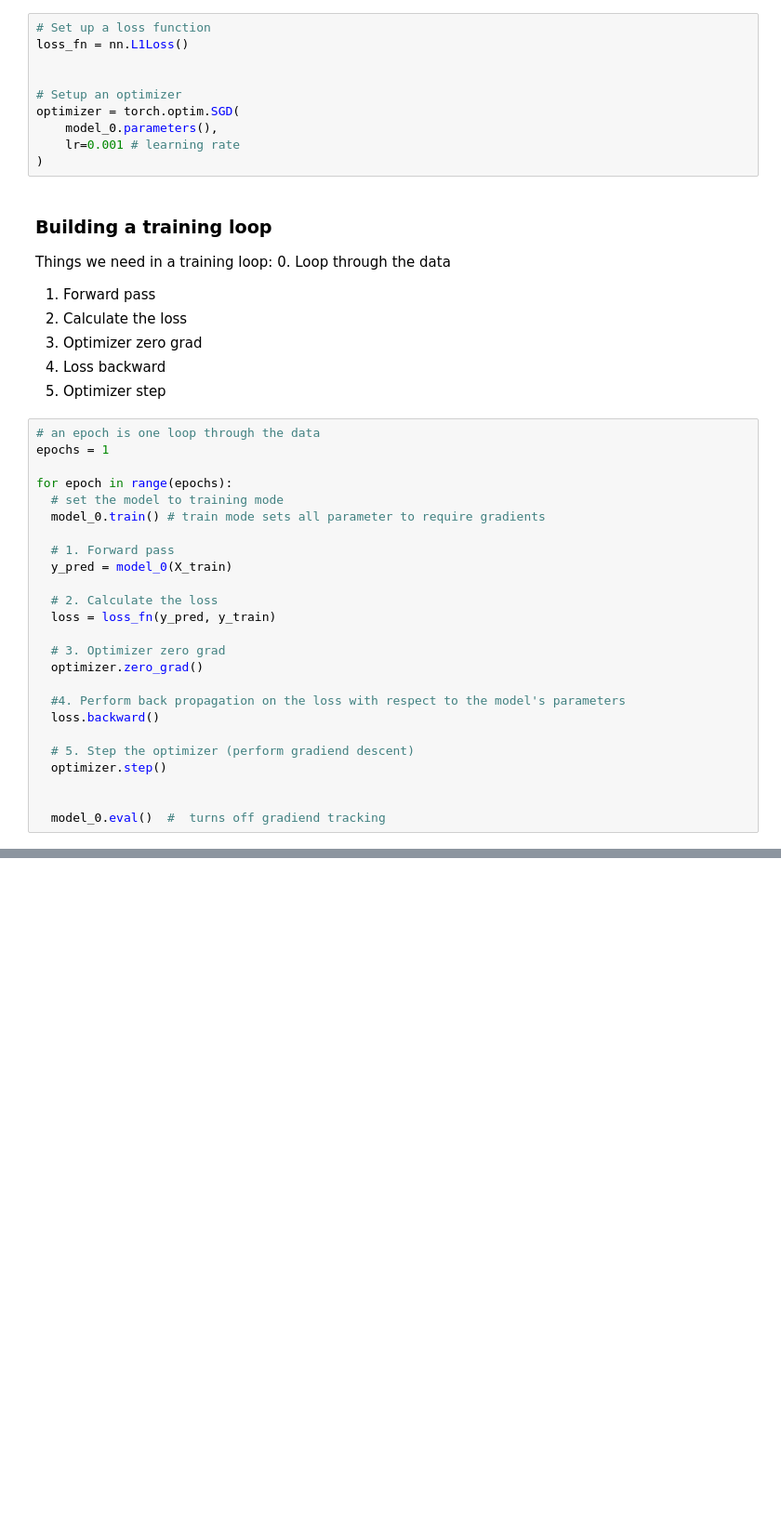
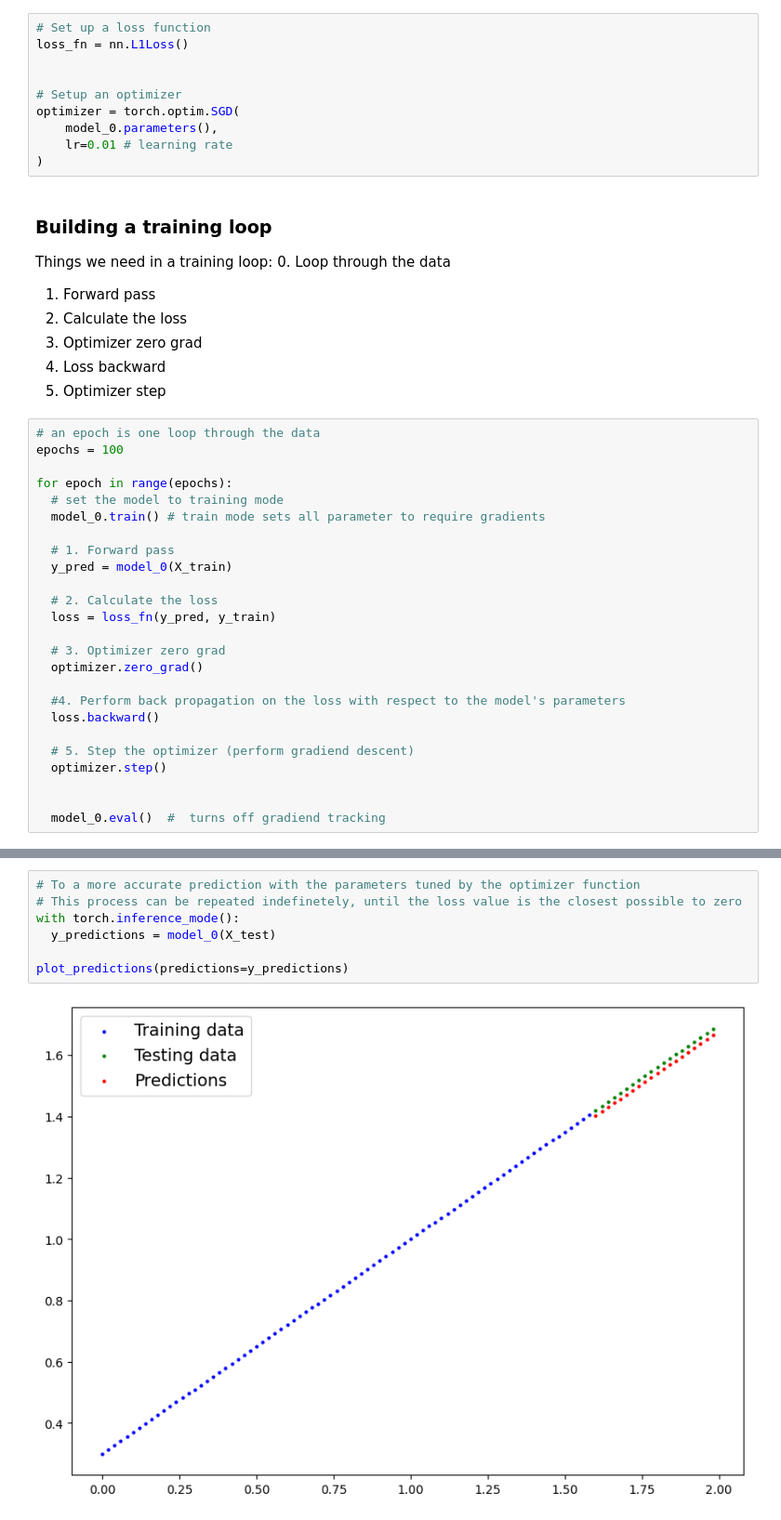
Before and after one commit to silvestr3/pytorch-tutorial, a Jupyter notebook: Pytorch_Tutorial.ipynb, the cells around one changed output, grey strips where cells are left out. Shown at 93% size. Cells and saved outputs as stored; diff of their text form; blank space fills up the shorter version.

```diff
--- a/Pytorch_Tutorial.ipynb
+++ b/Pytorch_Tutorial.ipynb
@@ -307,7 +307,7 @@ loss_fn = nn.L1Loss()
 # Setup an optimizer
 optimizer = torch.optim.SGD(
     model_0.parameters(),
-    lr=0.001 # learning rate
+    lr=0.01 # learning rate
 )
 # %% [markdown]
 ### Building a training loop
@@ -321,7 +321,7 @@ Things we need in a training loop:
 5. Optimizer step
 # %%
 # an epoch is one loop through the data
-epochs = 1
+epochs = 100
 
 for epoch in range(epochs):
   # set the model to training mode
@@ -346,0 +354,9 @@ for epoch in range(epochs):
+# %%
+# To a more accurate prediction with the parameters tuned by the optimizer function
+# This process can be repeated indefinetely, until the loss value is the closest possible to zero
+with torch.inference_mode():
+  y_predictions = model_0(X_test)
+
+plot_predictions(predictions=y_predictions)
+# %% [output]
+[figure, added]
```
Also changed, not shown: parts of 4 cells of this notebook.
